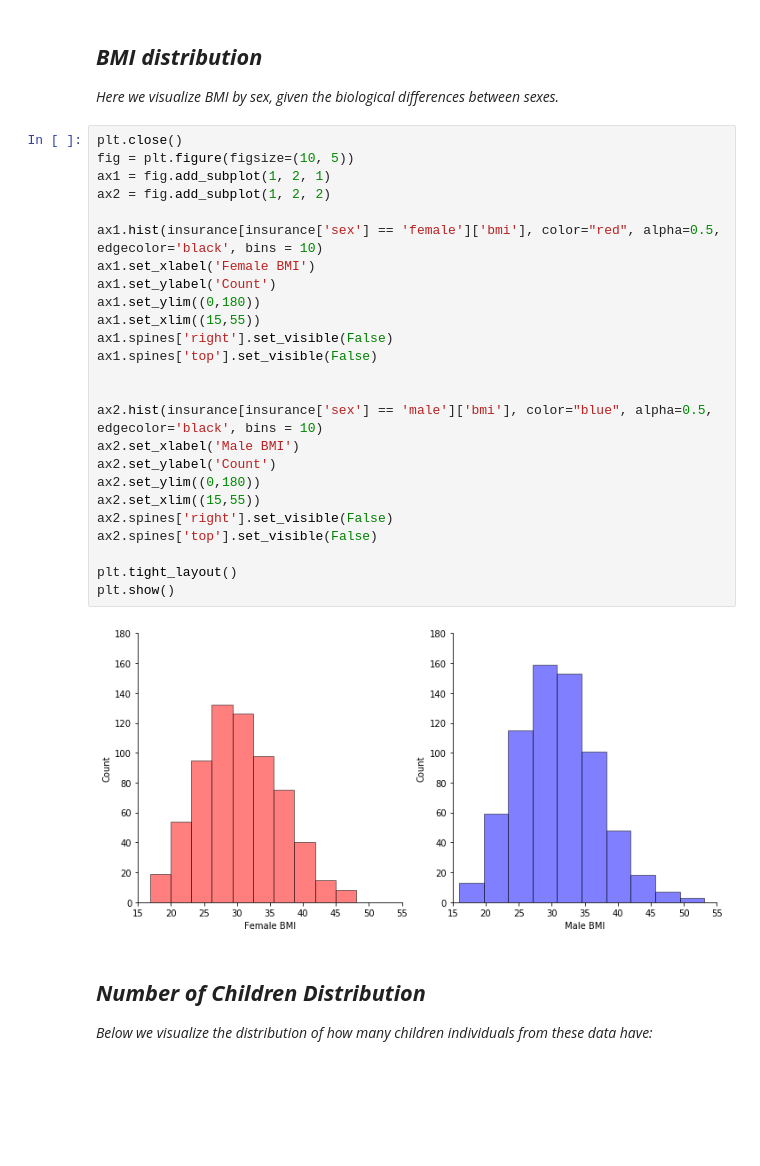
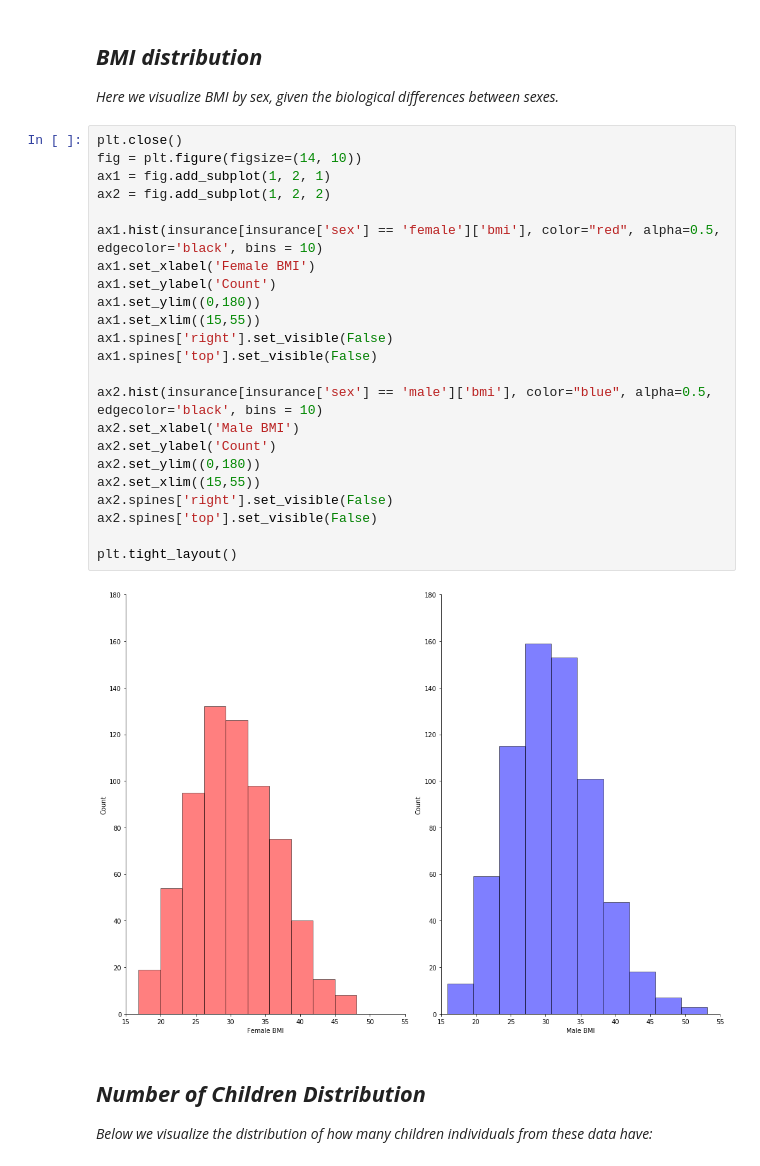
Before and after one commit to 1010shane/final-project, a Jupyter notebook: final-project.ipynb, the cells around one changed output. Saved outputs shown, nothing was run; the diff lists cells and outputs as text; blank space fills up the shorter version.

```diff
--- a/final-project.ipynb
+++ b/final-project.ipynb
@@ -151,31 +150,29 @@ sex_dist.spines['top'].set_visible(False)
 *Here we visualize BMI by sex, given the biological differences between sexes.*
 # %%
 plt.close()
-fig = plt.figure(figsize=(10, 5))
+fig = plt.figure(figsize=(14, 10))
 ax1 = fig.add_subplot(1, 2, 1)
 ax2 = fig.add_subplot(1, 2, 2)
 
 ax1.hist(insurance[insurance['sex'] == 'female']['bmi'], color="red", alpha=0.5, edgecolor='black', bins = 10)
 ax1.set_xlabel('Female BMI')
 ax1.set_ylabel('Count')
 ax1.set_ylim((0,180))
 ax1.set_xlim((15,55))
 ax1.spines['right'].set_visible(False)
 ax1.spines['top'].set_visible(False)
 
-
 ax2.hist(insurance[insurance['sex'] == 'male']['bmi'], color="blue", alpha=0.5, edgecolor='black', bins = 10)
 ax2.set_xlabel('Male BMI')
 ax2.set_ylabel('Count')
 ax2.set_ylim((0,180))
 ax2.set_xlim((15,55))
 ax2.spines['right'].set_visible(False)
 ax2.spines['top'].set_visible(False)
 
 plt.tight_layout()
-plt.show()
 # %% [output]
-[figure, old version]
+[figure, new version]
 # %% [markdown]
 ## ***Number of Children Distribution***
 
```
Also changed, not shown: parts of 30 cells of this notebook, 2 other files.
